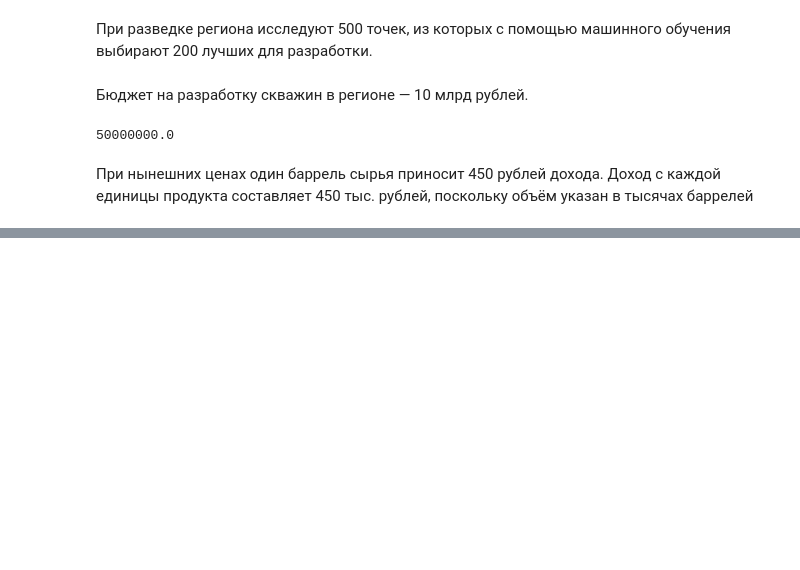
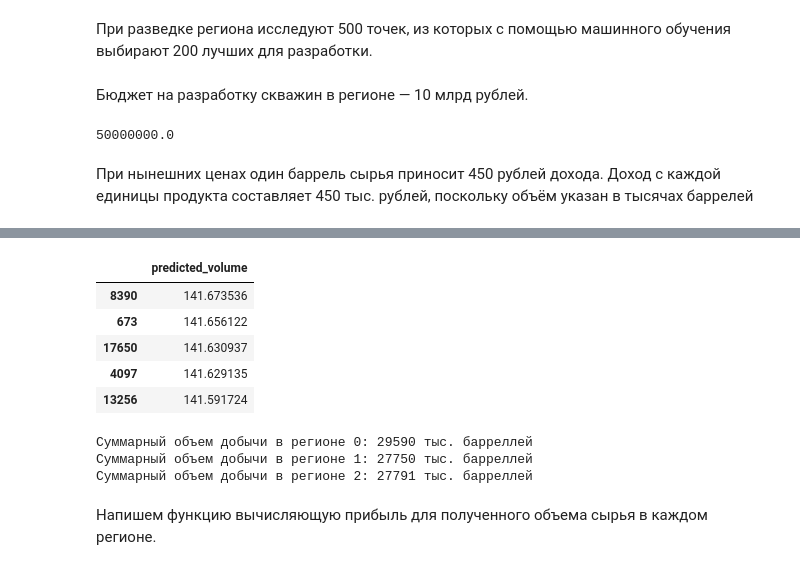
Before and after one commit to ivangolt/yandex_practicum-ds, a Jupyter notebook: 11.SelectingLocation/11Sprint.ipynb, the cells around one changed output, grey strips where cells are left out. Cells and saved outputs as stored; diff of their text form; code cells hidden in the pictures; blank space fills up the shorter version.

```diff
--- a/11.SelectingLocation/11Sprint.ipynb
+++ b/11.SelectingLocation/11Sprint.ipynb
@@ -557,0 +603,21 @@ one_thousand_barrel_income = 450_000
+# %%
+top_200_wells_2_region = pd.DataFrame(y_predict2, columns=['predicted_volume']).\
+                            sort_values(by='predicted_volume', ascending=False)[:200]
+top_200_wells_2_region.head()
+# %% [output]
+|  | predicted_volume |
+| 8390 | 141.673536 |
+| 673 | 141.656122 |
+| 17650 | 141.630937 |
+| 4097 | 141.629135 |
+| 13256 | 141.591724 |
+# %%
+print(f"Суммарный объем добычи в регионе 0: {ceil(top_200_wells_0_region['predicted_volume'].sum())} тыс. барреллей")
+print(f"Суммарный объем добычи в регионе 1: {ceil(top_200_wells_1_region['predicted_volume'].sum())} тыс. барреллей")
+print(f"Суммарный объем добычи в регионе 2: {ceil(top_200_wells_2_region['predicted_volume'].sum())} тыс. барреллей")
+# %% [output]
+Суммарный объем добычи в регионе 0: 29590 тыс. барреллей
+Суммарный объем добычи в регионе 1: 27750 тыс. барреллей
+Суммарный объем добычи в регионе 2: 27791 тыс. барреллей
+# %% [markdown]
+Напишем функцию вычисляющую прибыль для полученного объема сырья в каждом регионе.
```
Also changed, not shown: parts of 24 cells of this notebook.
